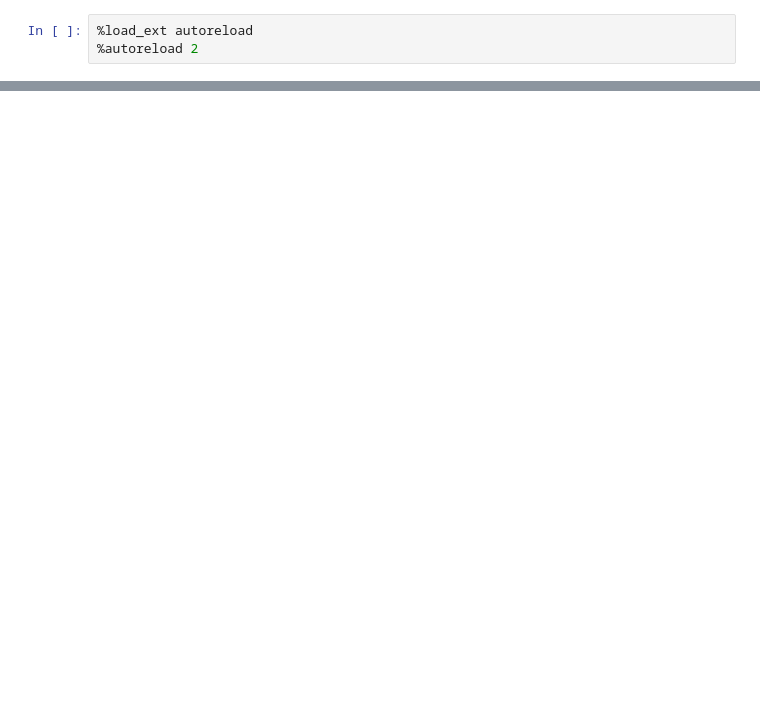
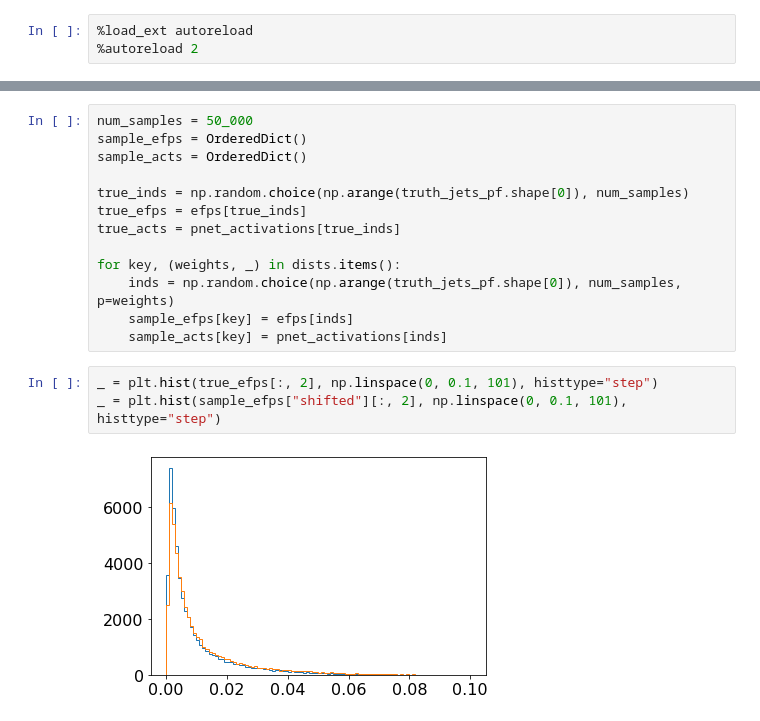
Before and after one commit to rkansal47/hep-generative-metrics, a Jupyter notebook: src/jet_tests.ipynb, the cells around one changed output, grey strips where cells are left out. Saved outputs shown, nothing was run; the diff lists cells and outputs as text; blank space fills up the shorter version.

```diff
--- a/src/jet_tests.ipynb
+++ b/src/jet_tests.ipynb
@@ -74,0 +158,18 @@ plt.savefig(f"{plot_dir}/jet_dists.pdf", bbox_inches="tight")
+# %%
+num_samples = 50_000
+sample_efps = OrderedDict()
+sample_acts = OrderedDict()
+
+true_inds = np.random.choice(np.arange(truth_jets_pf.shape[0]), num_samples)
+true_efps = efps[true_inds]
+true_acts = pnet_activations[true_inds]
+
+for key, (weights, _) in dists.items():
+    inds = np.random.choice(np.arange(truth_jets_pf.shape[0]), num_samples, p=weights)
+    sample_efps[key] = efps[inds]
+    sample_acts[key] = pnet_activations[inds]
+# %%
+_ = plt.hist(true_efps[:, 2], np.linspace(0, 0.1, 101), histtype="step")
+_ = plt.hist(sample_efps["shifted"][:, 2], np.linspace(0, 0.1, 101), histtype="step")
+# %% [output]
+[figure, added]
```
Also changed, not shown: parts of 22 cells of this notebook, 4 other files.
